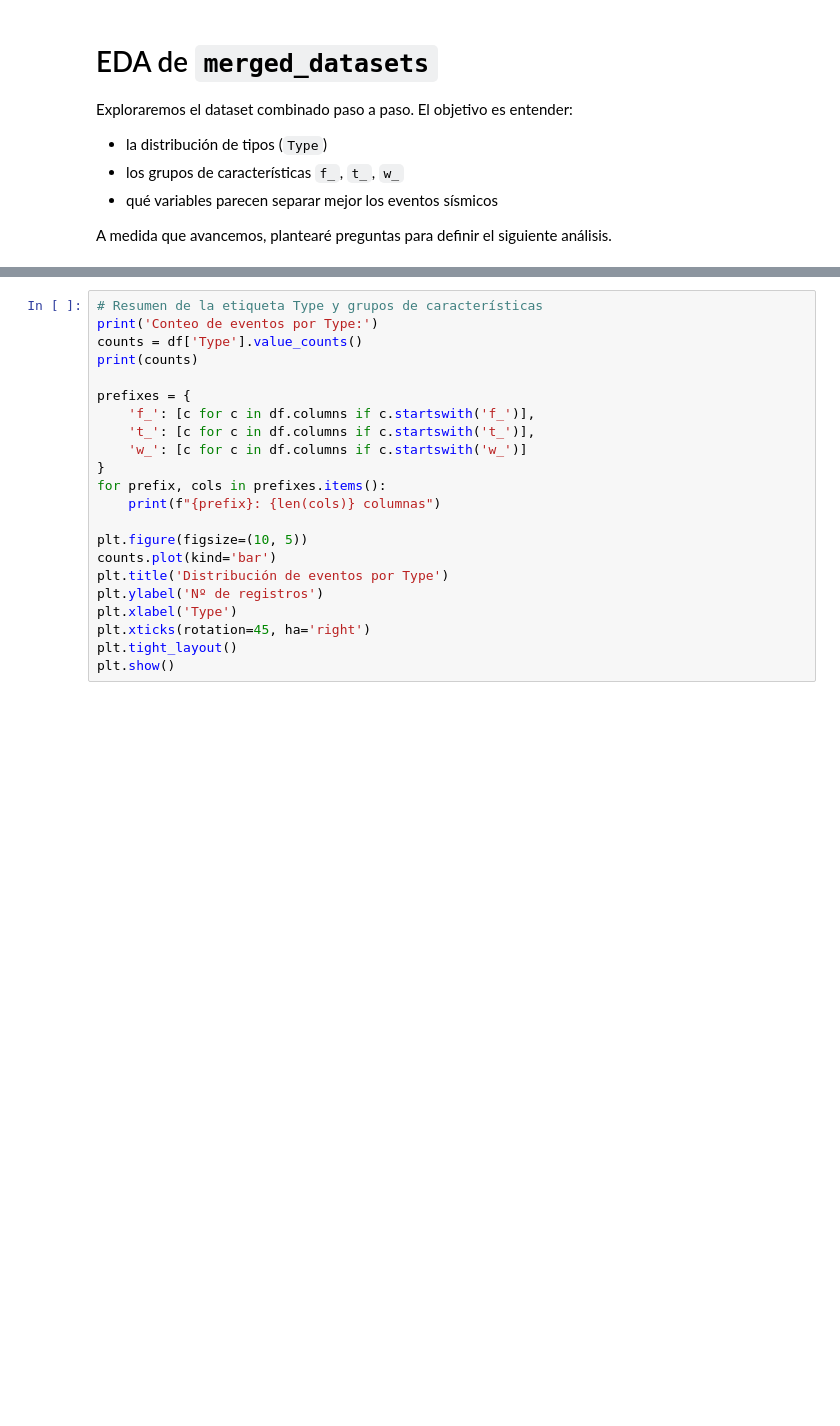
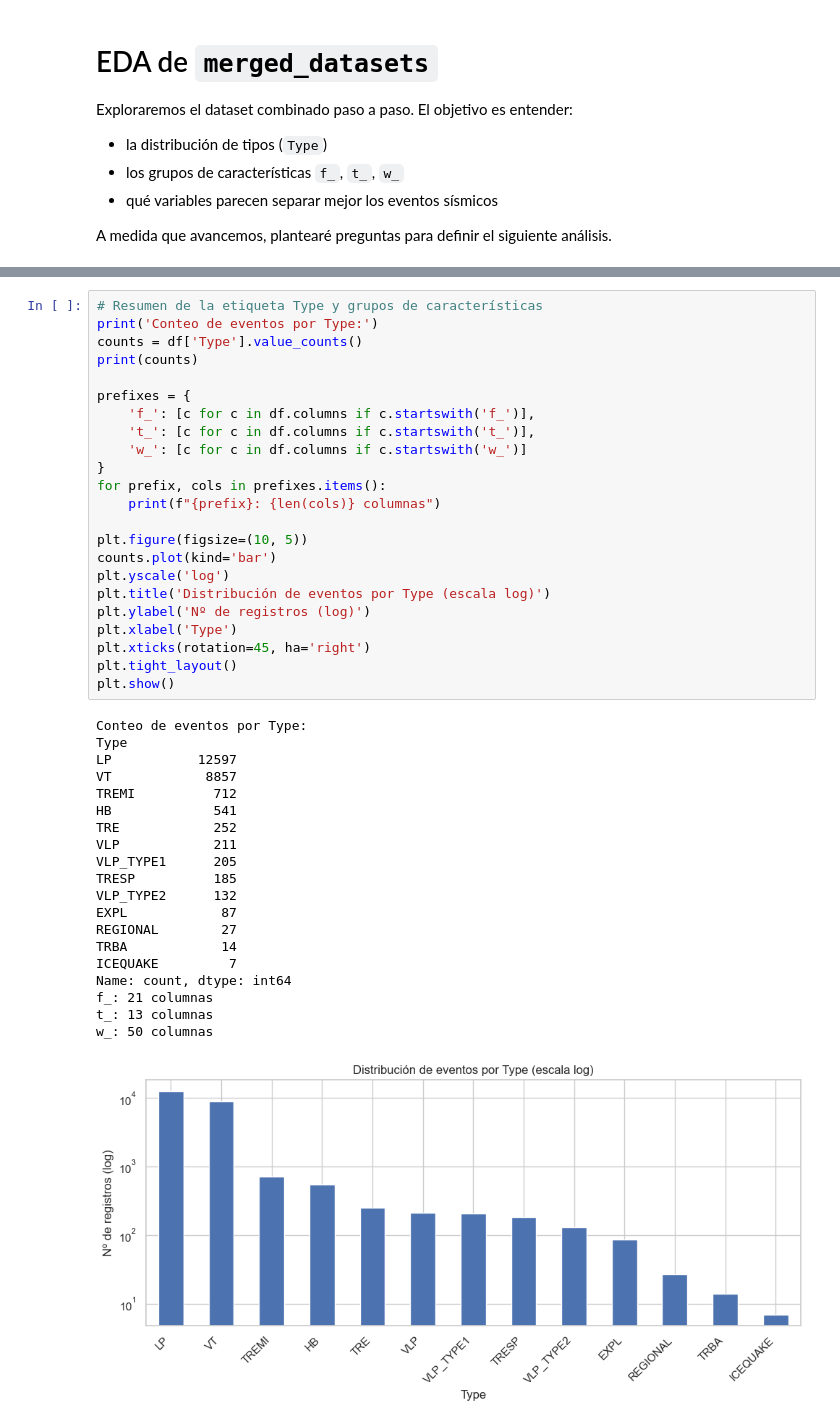
Before and after one commit to RickParra96/TESIS, a Jupyter notebook: EDA_merged_datasets.ipynb, the cells around one changed output, grey strips where cells are left out. Drawn from its saved outputs; the diff is of its cells as text; blank space fills up the shorter version.

```diff
--- a/EDA_merged_datasets.ipynb
+++ b/EDA_merged_datasets.ipynb
@@ -28,25 +35,47 @@ print('tipos de datos:\n', df.dtypes.value_counts())
 # %%
 # Resumen de la etiqueta Type y grupos de características
 print('Conteo de eventos por Type:')
 counts = df['Type'].value_counts()
 print(counts)
 
 prefixes = {
     'f_': [c for c in df.columns if c.startswith('f_')],
     't_': [c for c in df.columns if c.startswith('t_')],
     'w_': [c for c in df.columns if c.startswith('w_')]
 }
 for prefix, cols in prefixes.items():
     print(f"{prefix}: {len(cols)} columnas")
 
 plt.figure(figsize=(10, 5))
 counts.plot(kind='bar')
-plt.title('Distribución de eventos por Type')
-plt.ylabel('Nº de registros')
+plt.yscale('log')
+plt.title('Distribución de eventos por Type (escala log)')
+plt.ylabel('Nº de registros (log)')
 plt.xlabel('Type')
 plt.xticks(rotation=45, ha='right')
 plt.tight_layout()
 plt.show()
+# %% [output]
+Conteo de eventos por Type:
+Type
+LP           12597
+VT            8857
+TREMI          712
+HB             541
+TRE            252
+VLP            211
+VLP_TYPE1      205
+TRESP          185
+VLP_TYPE2      132
+EXPL            87
+REGIONAL        27
+TRBA            14
+ICEQUAKE         7
+Name: count, dtype: int64
+f_: 21 columnas
+t_: 13 columnas
+w_: 50 columnas
+[figure, added]
 # %%
 # Estadísticas básicas de grupos de características
 summary = []
```
Also changed, not shown: parts of 6 cells of this notebook.
